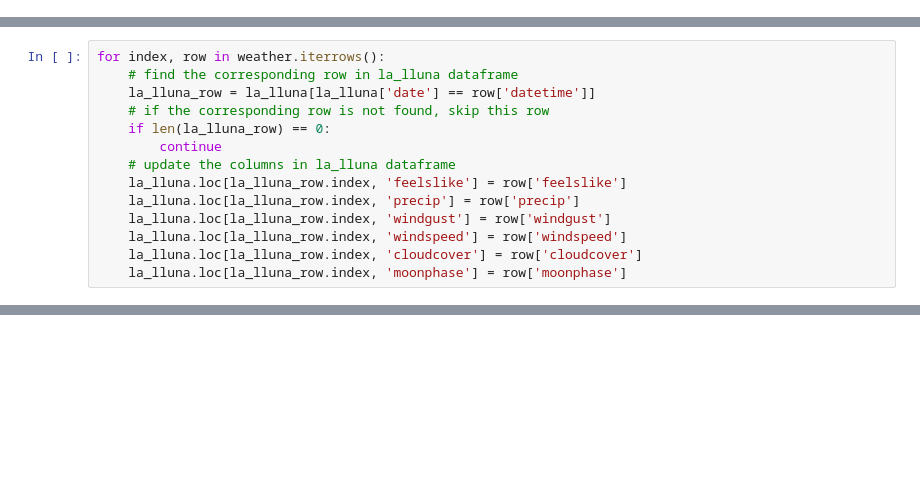
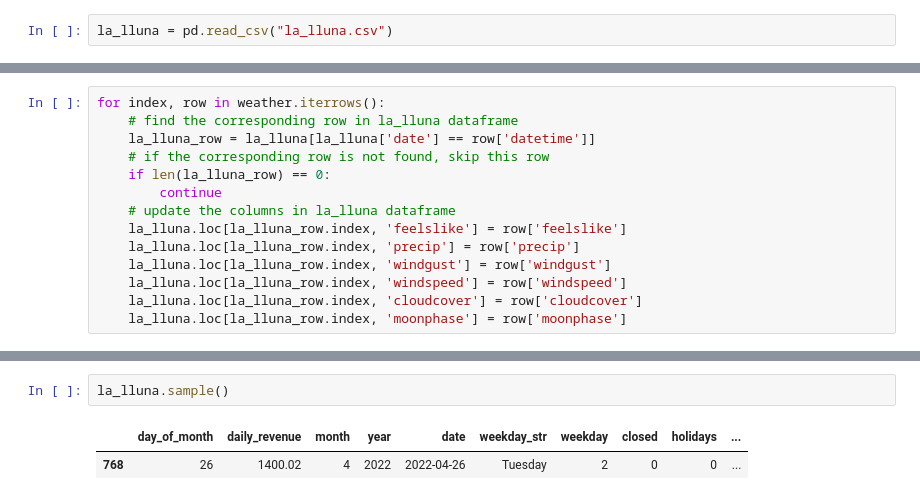
Before and after one commit to germanortola/restaurants-in-Barcelona, a Jupyter notebook: draft_lalluna.ipynb, the cells around one changed output, grey strips where cells are left out. Cells and saved outputs as stored; diff of their text form; blank space fills up the shorter version.

```diff
--- a/draft_lalluna.ipynb
+++ b/draft_lalluna.ipynb
@@ -365,6 +350,8 @@ Holiday 2020-05-01 00:00:00 not in dataframe
 Holiday 2020-06-01 00:00:00 not in dataframe
 Holiday 2020-04-13 00:00:00 not in dataframe
 Holiday 2020-06-24 00:00:00 not in dataframe
+# %%
+la_lluna = pd.read_csv("la_lluna.csv")
 # %%
 la_lluna.sample(5)
 # %% [output]
@@ -436,0 +429,5 @@ response
+# %%
+la_lluna.sample()
+# %% [output]
+|  | day_of_month | daily_revenue | month | year | date | weekday_str | weekday | closed | holidays | ... |
+| 768 | 26 | 1400.02 | 4 | 2022 | 2022-04-26 | Tuesday | 2 | 0 | 0 | ... |
```
Also changed, not shown: parts of 11 cells of this notebook.
